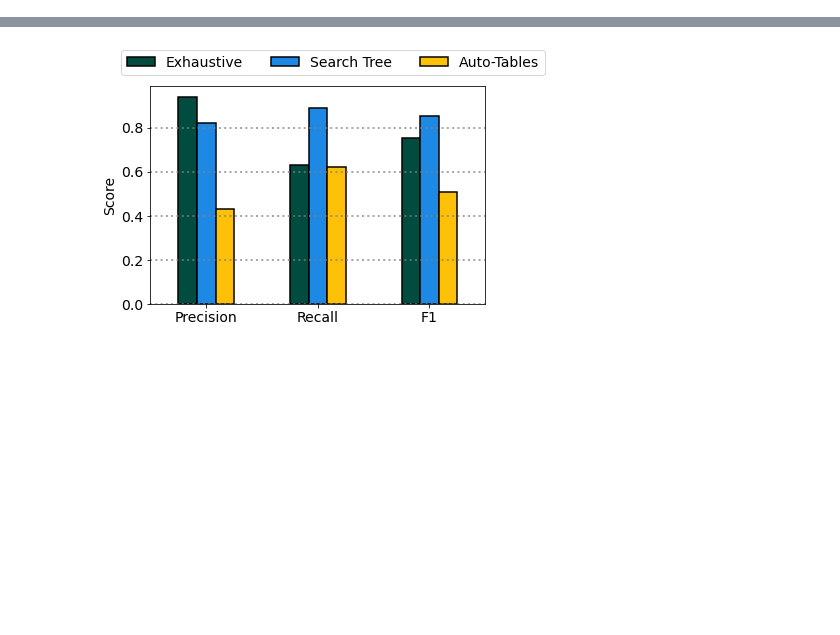
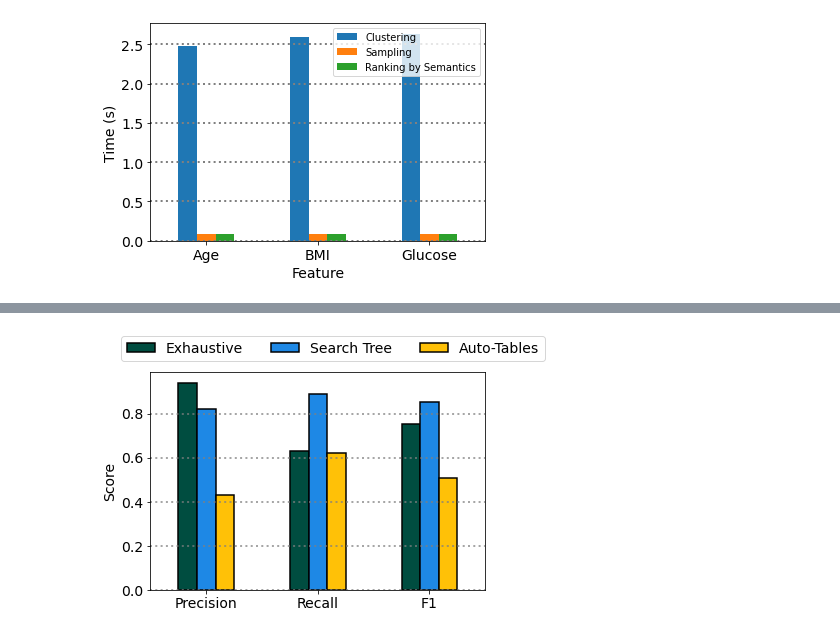
Before and after one commit to ey-l/explainable-discretization, a Jupyter notebook: notebooks/figs.ipynb, the cells around one changed output, grey strips where cells are left out. Cells and saved outputs as stored; diff of their text form; code cells hidden in the pictures; blank space fills up the shorter version.

```diff
--- a/notebooks/figs.ipynb
+++ b/notebooks/figs.ipynb
@@ -1,3 +1,22 @@
 # %%
 import pandas as pd
 import matplotlib.pyplot as plt
+# %%
+per_strategy = 0.4002499 / 28
+clustering_time = 2.3905
+sampling_time = 0.001902
+ranking_time = 0.00213
+clustering = [6*per_strategy + clustering_time, 14*per_strategy + clustering_time, 17*per_strategy+clustering_time]
+sampling = [6*per_strategy+sampling_time, 6*per_strategy+sampling_time, 6*per_strategy+sampling_time]
+ranking_by_semantics = [6*per_strategy+ranking_time, 6*per_strategy+ranking_time, 6*per_strategy+ranking_time]
+index = ['Age', 'BMI', 'Glucose']
+df = pd.DataFrame({'Clustering': clustering, 'Sampling': sampling, 'Ranking by Semantics': ranking_by_semantics}, index=index)
+ax = df.plot.bar(rot=0)
+plt.grid(linestyle=":", color='gray', linewidth=2, axis='y')
+plt.xticks(fontsize=14)
+plt.yticks(fontsize=14)
+plt.ylabel('Time (s)', fontsize=14)
+plt.xlabel('Feature', fontsize=14)
+plt.show()
+# %% [output]
+[figure, added]
```
Also changed, not shown: parts of 1 cell of this notebook, 15 other files.
